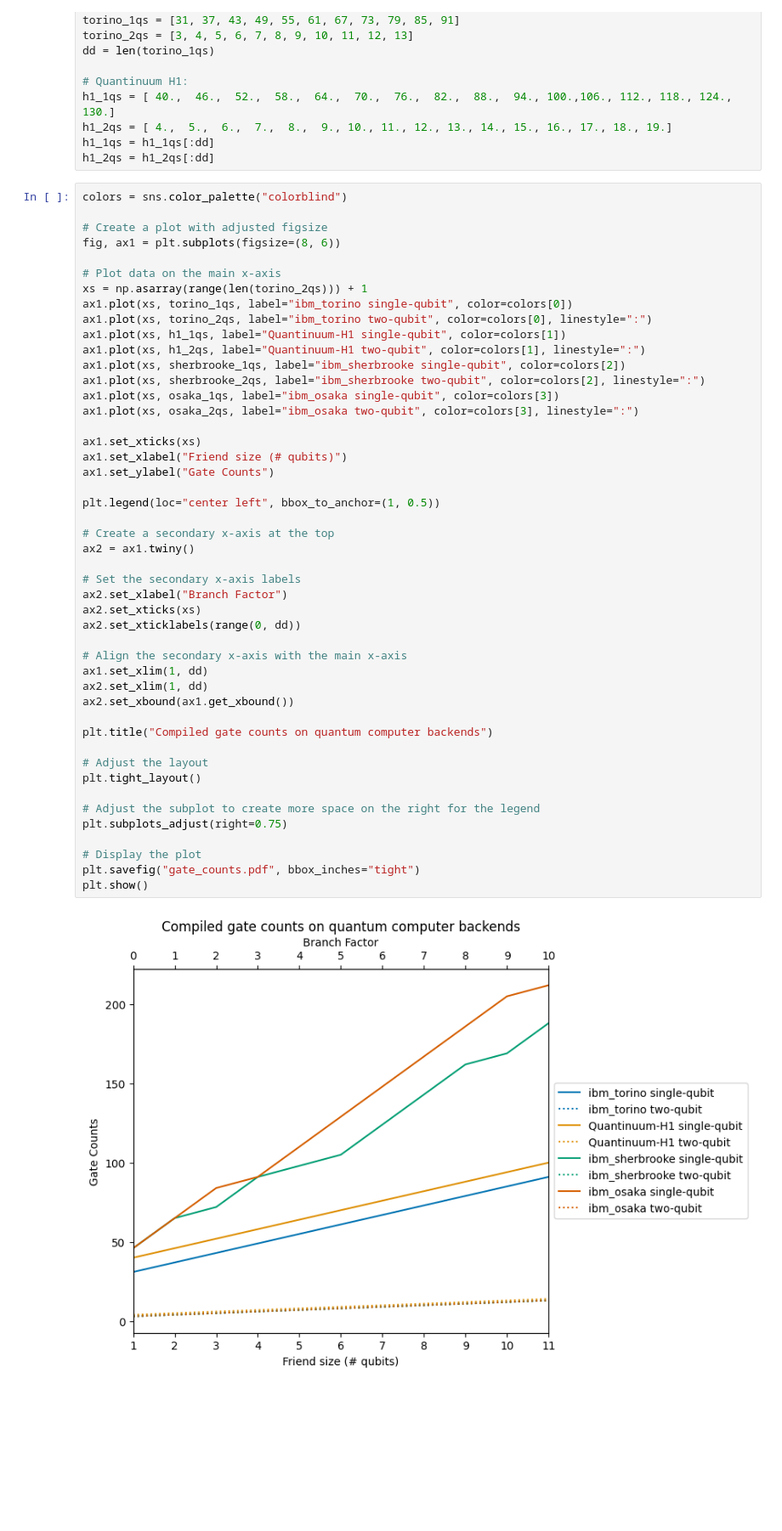
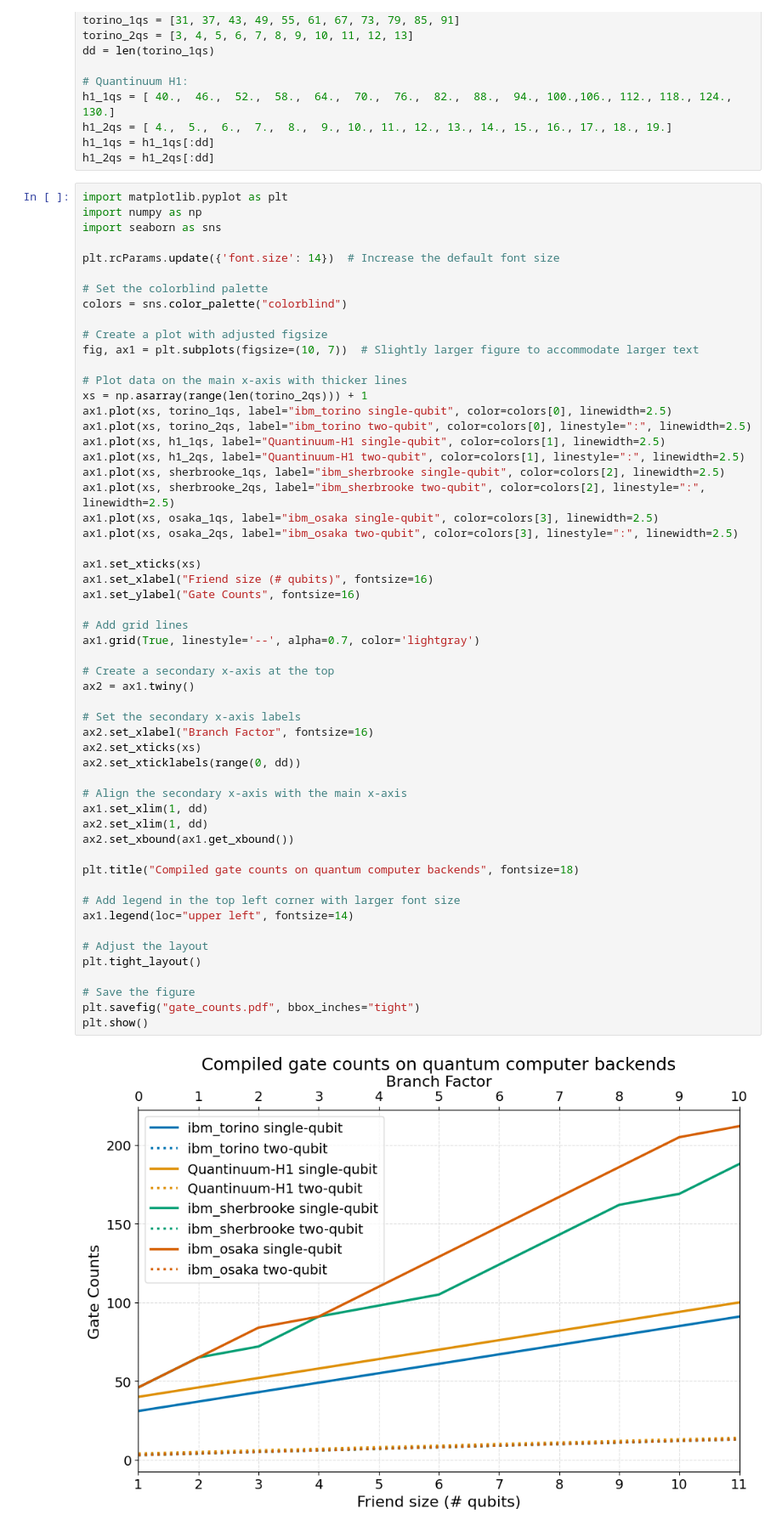
Before and after one commit to unitaryfoundation/wigners_friend, a Jupyter notebook: notebooks/density_branches.ipynb, the cells around one changed output. Shown at 85% size. Cells and saved outputs as stored; diff of their text form; blank space fills up the shorter version.

```diff
--- a/notebooks/density_branches.ipynb
+++ b/notebooks/density_branches.ipynb
@@ -330,51 +333,59 @@ h1_2qs = [ 4.,  5.,  6.,  7.,  8.,  9., 10., 11., 12., 13., 14., 15., 16., 17.,
 h1_1qs = h1_1qs[:dd]
 h1_2qs = h1_2qs[:dd]
 # %%
+import matplotlib.pyplot as plt
+import numpy as np
+import seaborn as sns
+
+plt.rcParams.update({'font.size': 14})  # Increase the default font size
+
+# Set the colorblind palette
 colors = sns.color_palette("colorblind")
 
 # Create a plot with adjusted figsize
-fig, ax1 = plt.subplots(figsize=(8, 6))
+fig, ax1 = plt.subplots(figsize=(10, 7))  # Slightly larger figure to accommodate larger text
 
-# Plot data on the main x-axis
+# Plot data on the main x-axis with thicker lines
 xs = np.asarray(range(len(torino_2qs))) + 1
-ax1.plot(xs, torino_1qs, label="ibm_torino single-qubit", color=colors[0])
-ax1.plot(xs, torino_2qs, label="ibm_torino two-qubit", color=colors[0], linestyle=":")
-ax1.plot(xs, h1_1qs, label="Quantinuum-H1 single-qubit", color=colors[1])
-ax1.plot(xs, h1_2qs, label="Quantinuum-H1 two-qubit", color=colors[1], linestyle=":")
-ax1.plot(xs, sherbrooke_1qs, label="ibm_sherbrooke single-qubit", color=colors[2])
-ax1.plot(xs, sherbrooke_2qs, label="ibm_sherbrooke two-qubit", color=colors[2], linestyle=":")
-ax1.plot(xs, osaka_1qs, label="ibm_osaka single-qubit", color=colors[3])
-ax1.plot(xs, osaka_2qs, label="ibm_osaka two-qubit", color=colors[3], linestyle=":")
+ax1.plot(xs, torino_1qs, label="ibm_torino single-qubit", color=colors[0], linewidth=2.5)
+ax1.plot(xs, torino_2qs, label="ibm_torino two-qubit", color=colors[0], linestyle=":", linewidth=2.5)
+ax1.plot(xs, h1_1qs, label="Quantinuum-H1 single-qubit", color=colors[1], linewidth=2.5)
+ax1.plot(xs, h1_2qs, label="Quantinuum-H1 two-qubit", color=colors[1], linestyle=":", linewidth=2.5)
+ax1.plot(xs, sherbrooke_1qs, label="ibm_sherbrooke single-qubit", color=colors[2], linewidth=2.5)
+ax1.plot(xs, sherbrooke_2qs, label="ibm_sherbrooke two-qubit", color=colors[2], linestyle=":", linewidth=2.5)
+ax1.plot(xs, osaka_1qs, label="ibm_osaka single-qubit", color=colors[3], linewidth=2.5)
+ax1.plot(xs, osaka_2qs, label="ibm_osaka two-qubit", color=colors[3], linestyle=":", linewidth=2.5)
 
 ax1.set_xticks(xs)
-ax1.set_xlabel("Friend size (# qubits)")
-ax1.set_ylabel("Gate Counts")
+ax1.set_xlabel("Friend size (# qubits)", fontsize=16)
+ax1.set_ylabel("Gate Counts", fontsize=16)
 
-plt.legend(loc="center left", bbox_to_anchor=(1, 0.5))
+# Add grid lines
+ax1.grid(True, linestyle='--', alpha=0.7, color='lightgray')
 
 # Create a secondary x-axis at the top
 ax2 = ax1.twiny()
 
 # Set the secondary x-axis labels
-ax2.set_xlabel("Branch Factor")
+ax2.set_xlabel("Branch Factor", fontsize=16)
 ax2.set_xticks(xs)
 ax2.set_xticklabels(range(0, dd))
 
 # Align the secondary x-axis with the main x-axis
 ax1.set_xlim(1, dd)
 ax2.set_xlim(1, dd)
 ax2.set_xbound(ax1.get_xbound())
 
-plt.title("Compiled gate counts on quantum computer backends")
+plt.title("Compiled gate counts on quantum computer backends", fontsize=18)
+
+# Add legend in the top left corner with larger font size
+ax1.legend(loc="upper left", fontsize=14)
 
 # Adjust the layout
 plt.tight_layout()
 
-# Adjust the subplot to create more space on the right for the legend
-plt.subplots_adjust(right=0.75)
-
-# Display the plot
+# Save the figure
 plt.savefig("gate_counts.pdf", bbox_inches="tight")
 plt.show()
 # %% [output]
-[figure, old version]
+[figure, new version]
```
Also changed, not shown: parts of 1 cell of this notebook.
